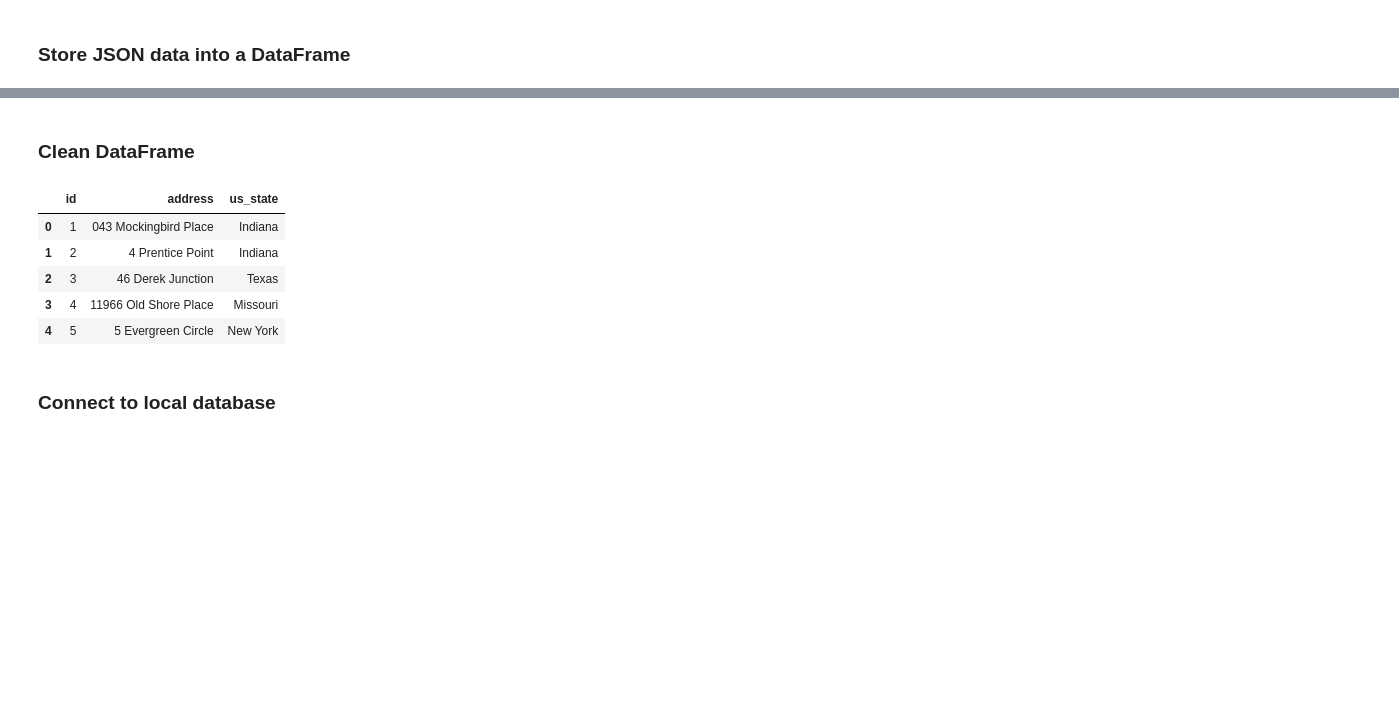
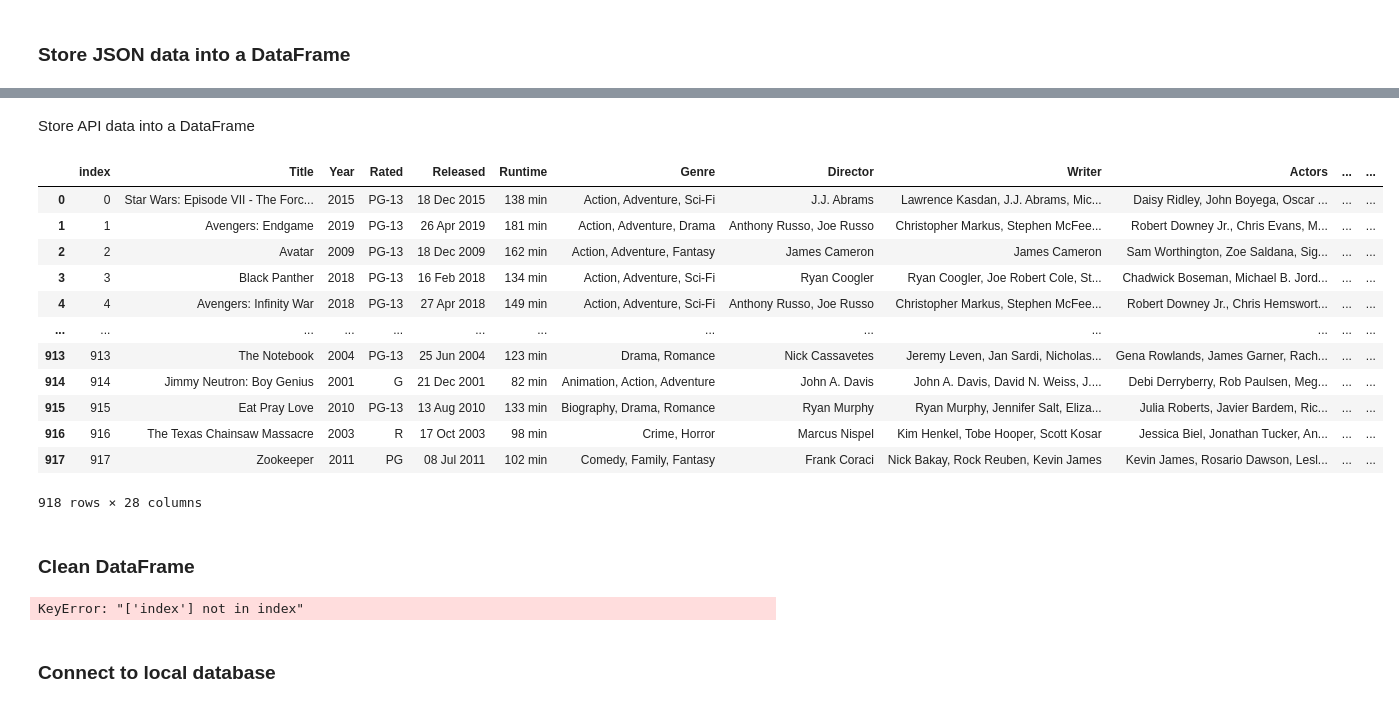
Before and after one commit to csaxr0/Project-2, a Jupyter notebook: data_etl.ipynb, the cells around one changed output, grey strips where cells are left out. Cells and saved outputs as stored; diff of their text form; code cells hidden in the pictures; blank space fills up the shorter version.

```diff
--- a/data_etl.ipynb
+++ b/data_etl.ipynb
@@ -35,0 +100,3 @@ new_customer_data_df.head()
+# %%
+film_data_df["Title"]=film_data_df["Title"].str.strip()
+film_data_df
@@ -107,0 +136,36 @@ ValueError: Expected object or value
+# %%
+# Set the API base URL
+url = "http://www.omdbapi.com/?apikey="+api_key
+
+# Define an empty list
+film_url_data = []
+
+# Print to logger
+# print("Beginning Data Retrieval     ")
+# print("-----------------------------")
+
+# Create counters
+record_count = 0
+set_count = 0
+
+# movies = ["Aliens", "Sing", "Moana"]
+df_size=len(film_data_df.index)
+while (record_count < df_size):
+#     if (record_count % 50 == 0 and record_count >= 50):
+#         set_count += 1
+#         record_count = 0
+    try:
+        search_url=f'{url}&t="{film_data_df["Title"][record_count]}"'
+
+        pprint(search_url)
+        response=requests.get(search_url)
+        response_json=response.json()
+        film_url_data.append(response_json)
+
+    except:
+        print("Bad URl. Skipping..."+search_url)
+        pass
+
+        # Add 1 to the record count
+    record_count += 1
+pprint(film_url_data)
@@ -108,15 +190,32 @@ ValueError: Expected object or value
+# %% [markdown]
+Store API data into a DataFrame
+# %%
+film_df = pd.DataFrame(film_url_data)
+film_df.reset_index(inplace=True)
+
+
+film_df
+# %% [output]
+|  | index | Title | Year | Rated | Released | Runtime | Genre | Director | Writer | Actors | ... | ... |
+| 0 | 0 | Star Wars: Episode VII - The Forc... | 2015 | PG-13 | 18 Dec 2015 | 138 min | Action, Adventure, Sci-Fi | J.J. Abrams | Lawrence Kasdan, J.J. Abrams, Mic... | Daisy Ridley, John Boyega, Oscar ... | ... | ... |
+| 1 | 1 | Avengers: Endgame | 2019 | PG-13 | 26 Apr 2019 | 181 min | Action, Adventure, Drama | Anthony Russo, Joe Russo | Christopher Markus, Stephen McFee... | Robert Downey Jr., Chris Evans, M... | ... | ... |
+| 2 | 2 | Avatar | 2009 | PG-13 | 18 Dec 2009 | 162 min | Action, Adventure, Fantasy | James Cameron | James Cameron | Sam Worthington, Zoe Saldana, Sig... | ... | ... |
+| 3 | 3 | Black Panther | 2018 | PG-13 | 16 Feb 2018 | 134 min | Action, Adventure, Sci-Fi | Ryan Coogler | Ryan Coogler, Joe Robert Cole, St... | Chadwick Boseman, Michael B. Jord... | ... | ... |
+| 4 | 4 | Avengers: Infinity War | 2018 | PG-13 | 27 Apr 2018 | 149 min | Action, Adventure, Sci-Fi | Anthony Russo, Joe Russo | Christopher Markus, Stephen McFee... | Robert Downey Jr., Chris Hemswort... | ... | ... |
+| ... | ... | ... | ... | ... | ... | ... | ... | ... | ... | ... | ... | ... |
+| 913 | 913 | The Notebook | 2004 | PG-13 | 25 Jun 2004 | 123 min | Drama, Romance | Nick Cassavetes | Jeremy Leven, Jan Sardi, Nicholas... | Gena Rowlands, James Garner, Rach... | ... | ... |
+| 914 | 914 | Jimmy Neutron: Boy Genius | 2001 | G | 21 Dec 2001 | 82 min | Animation, Action, Adventure | John A. Davis | John A. Davis, David N. Weiss, J.... | Debi Derryberry, Rob Paulsen, Meg... | ... | ... |
+| 915 | 915 | Eat Pray Love | 2010 | PG-13 | 13 Aug 2010 | 133 min | Biography, Drama, Romance | Ryan Murphy | Ryan Murphy, Jennifer Salt, Eliza... | Julia Roberts, Javier Bardem, Ric... | ... | ... |
+| 916 | 916 | The Texas Chainsaw Massacre | 2003 | R | 17 Oct 2003 | 98 min | Crime, Horror | Marcus Nispel | Kim Henkel, Tobe Hooper, Scott Kosar | Jessica Biel, Jonathan Tucker, An... | ... | ... |
+| 917 | 917 | Zookeeper | 2011 | PG | 08 Jul 2011 | 102 min | Comedy, Family, Fantasy | Frank Coraci | Nick Bakay, Rock Reuben, Kevin James | Kevin James, Rosario Dawson, Lesl... | ... | ... |
+918 rows × 28 columns
 # %% [markdown]
 ### Clean DataFrame
-# %%
-new_customer_location_df = customer_location_df[["id", "address", "us_state"]].copy()
-new_customer_location_df.head()
-# %% [output]
-|  | id | address | us_state |
-| 0 | 1 | 043 Mockingbird Place | Indiana |
-| 1 | 2 | 4 Prentice Point | Indiana |
-| 2 | 3 | 46 Derek Junction | Texas |
-| 3 | 4 | 11966 Old Shore Place | Missouri |
-| 4 | 5 | 5 Evergreen Circle | New York |
+# %%
+film_df = film_df[["index", "imdbID", "Title", "imdbVotes", "Director"]].copy()
+film_df.head()
+# %% [output]
+KeyError: "['index'] not in index"
 # %% [markdown]
 ### Connect to local database
 # %%
```
Also changed, not shown: parts of 16 cells of this notebook, 1 other file.
